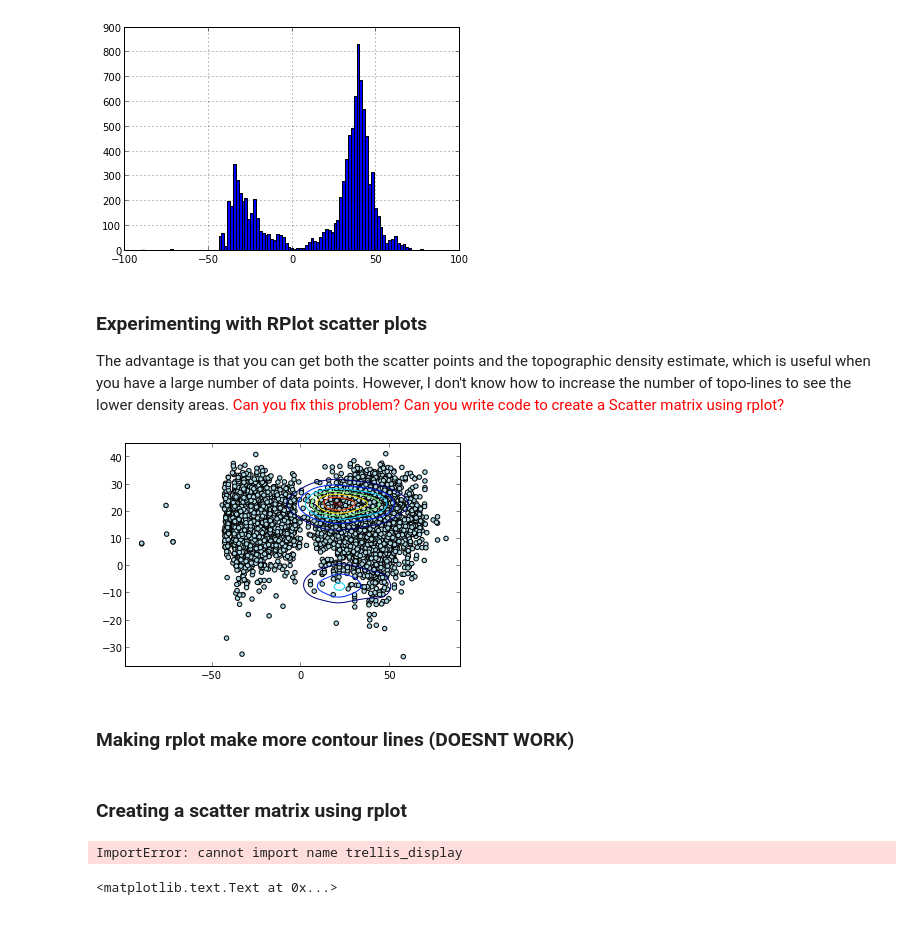
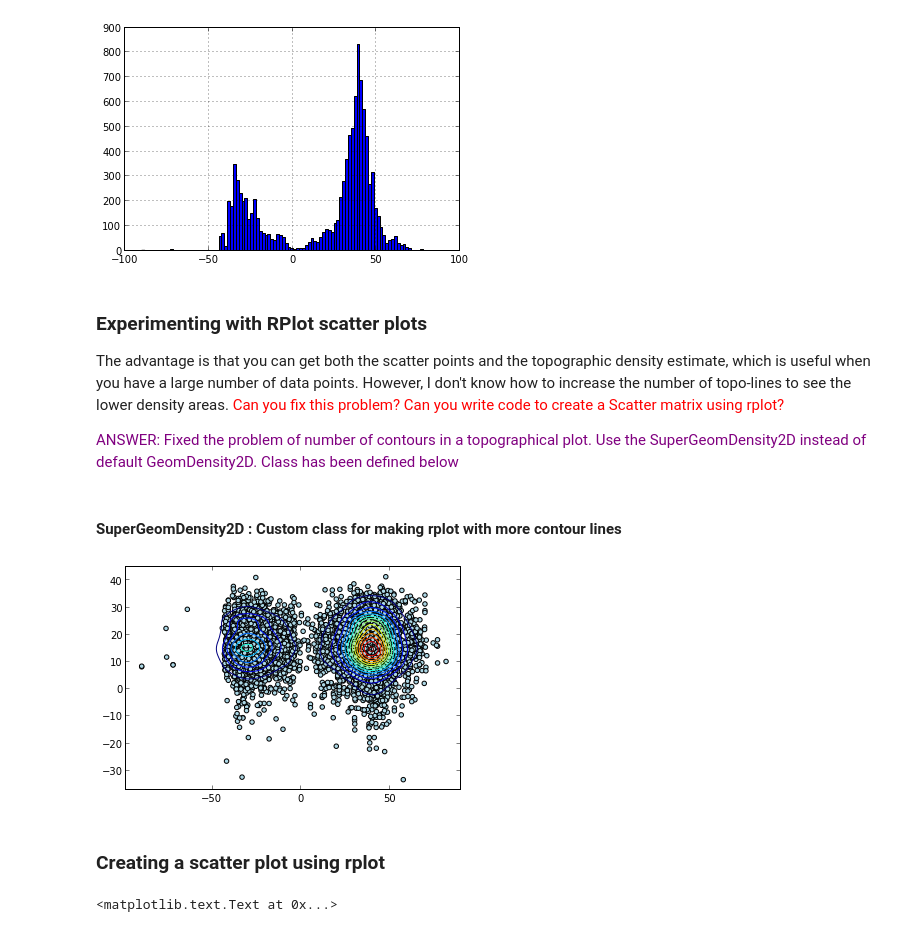
Before and after one commit to suvir/UCSD_BigData, a Jupyter notebook: notebooks/weather/Weather Analysis.ipynb, the cells around one changed output. Drawn from its saved outputs; the diff is of its cells as text; code cells hidden in the pictures.

Commit message:
added few more answers to weather notebook

```diff
--- a/notebooks/weather/Weather Analysis.ipynb
+++ b/notebooks/weather/Weather Analysis.ipynb
@@ -256,7 +256,7 @@ legend(range(k+1,3*k+1));
 # %%
 # U1,D1,V1=np.linalg.svd(matrix[:100,:])  # running the svd on the whole matrix seems to crash because of NaN entries
 # %%
-k=50
+k=10
 Eig=np.matrix(U[:,:k])
 print [np.linalg.norm(U[:,i]) for i in range(k)]
 matrix=np.matrix(Dout.ix[:,1:365])-Mean
@@ -431,3 +431,9 @@ Djoined.ix[:,X].hist(bins=100);
 ### Experimenting with RPlot scatter plots ###
 The advantage is that you can get both the scatter points and the topographic density estimate, which is useful when you have a large number of data points. However,
 I don't know how to increase the number of topo-lines to see the lower density areas. <span style="color:red">Can you fix this problem? Can you write code to create a Scatter matrix using rplot? </span>
+
+<span style="color:purple">ANSWER: Fixed the problem of number of contours in a topographical plot.
+Use the SuperGeomDensity2D instead of default GeomDensity2D.
+Class has been defined below</span>
+# %% [markdown]
+#### SuperGeomDensity2D : Custom class for making rplot with more contour lines
@@ -434,17 +482,12 @@ I don't know how to increase the number of topo-lines to see the lower density a
 # %%
-# Taken from http://pandasplotting.blogspot.com/
-import matplotlib.pyplot as plt
-from pandas.tools import rplot
-#plt.figure()
+#Plotting a figure with 15 contour lines
 X='latitude';Y='Mean'
 dfTmp=Djoined[[X,Y]].dropna()
 dfTmp=dfTmp.iloc[:,:]
 p = rplot.RPlot(dfTmp,x=X,y=Y)
 #p.add(rplot.GeomPoint()) Using this causes IndexError: tuple index out of range
 p.add(rplot.GeomScatter())
-p.add(rplot.GeomDensity2D())
+p.add(SuperGeomDensity2D())
 p.render();
 # %% [output]
-[figure, old version]
+[figure, new version]
-# %% [markdown]
-### Making rplot make more contour lines (DOESNT WORK)
@@ -467,6 +494,2 @@ Z = np.reshape(kernel(positions).T, X.shape)
 # %% [markdown]
-### Creating a scatter matrix using rplot
+### Creating a scatter plot using rplot
-# %%
-rplot.trelli
-# %% [output]
-ImportError: cannot import name trellis_display
```
Also changed, not shown: parts of 16 cells of this notebook, 3 other files.
